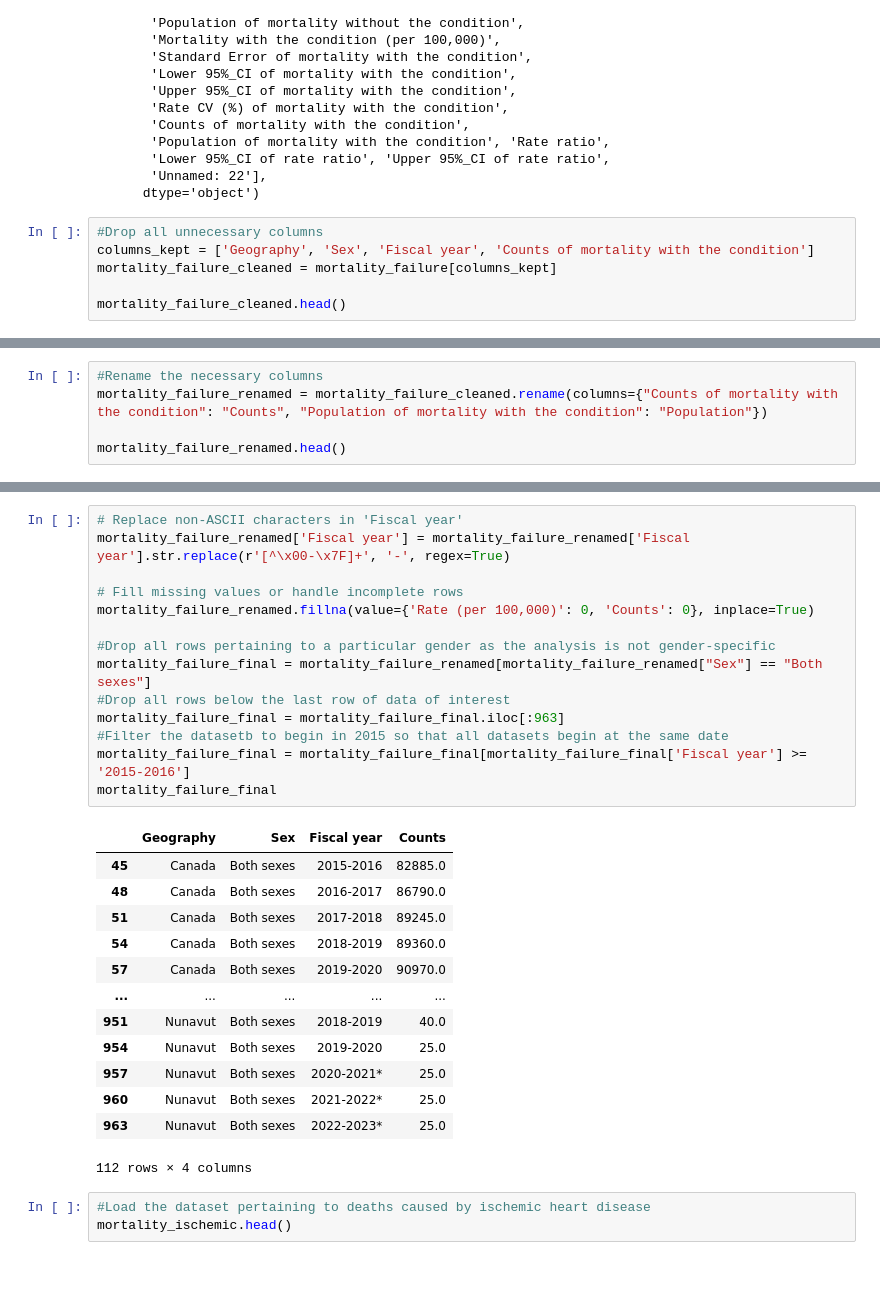
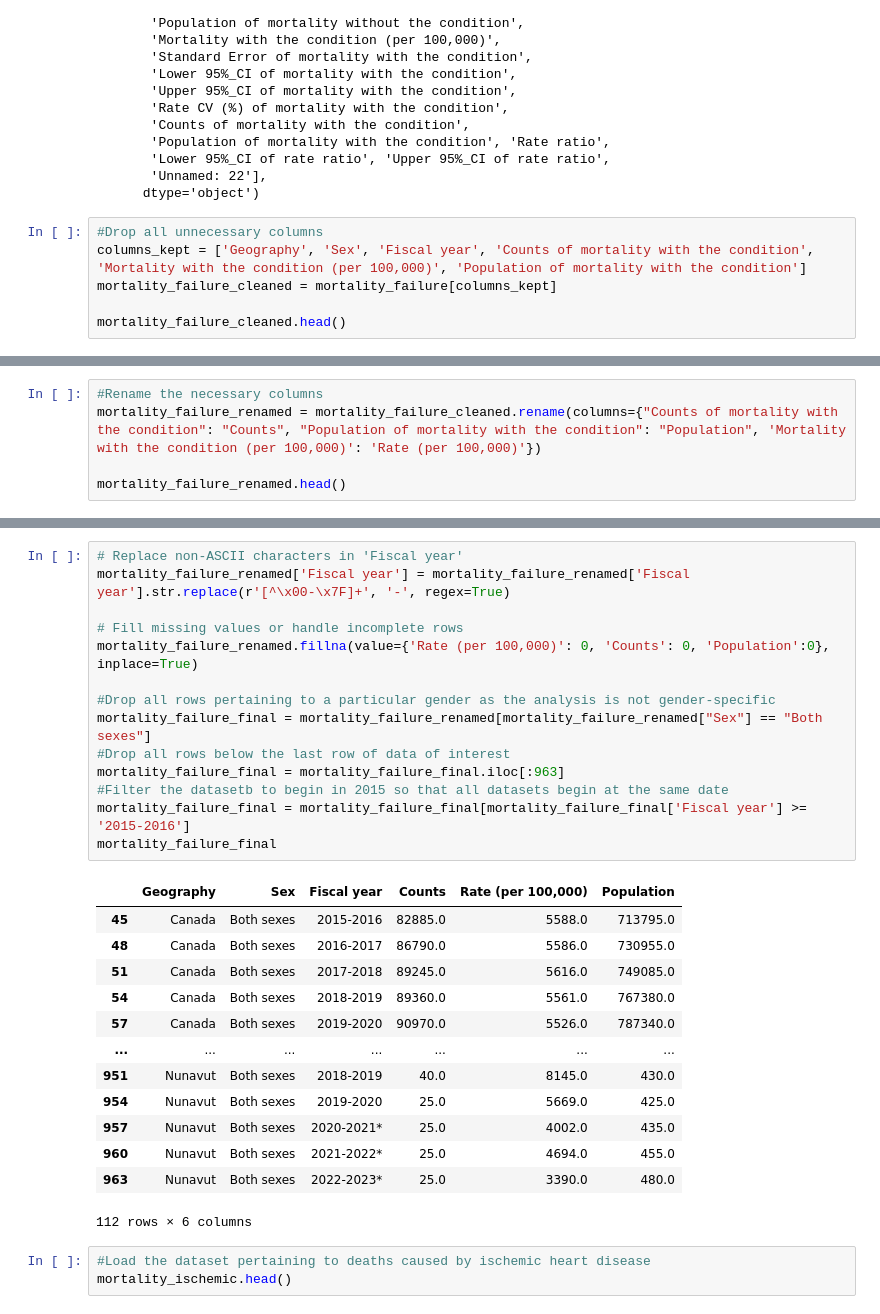
Before and after one commit to MuskanNarwal/Group-Project-3, a Jupyter notebook: Data Cleaning/cleaning.ipynb, the cells around one changed output, grey strips where cells are left out. Saved outputs shown, nothing was run; the diff lists cells and outputs as text; blank space fills up the shorter version.

```diff
--- a/Data Cleaning/cleaning.ipynb
+++ b/Data Cleaning/cleaning.ipynb
@@ -303,7 +303,7 @@ Index(['Geography', 'Sex', 'Age group type', 'Age group', 'Fiscal year',
       dtype='object')
 # %%
 #Drop all unnecessary columns
-columns_kept = ['Geography', 'Sex', 'Fiscal year', 'Counts of mortality with the condition']
+columns_kept = ['Geography', 'Sex', 'Fiscal year', 'Counts of mortality with the condition', 'Mortality with the condition (per 100,000)', 'Population of mortality with the condition']
 mortality_failure_cleaned = mortality_failure[columns_kept]
 
 mortality_failure_cleaned.head()
@@ -317,6 +317,6 @@ mortality_failure_cleaned.head()
 # %%
 #Rename the necessary columns
-mortality_failure_renamed = mortality_failure_cleaned.rename(columns={"Counts of mortality with the condition": "Counts", "Population of mortality with the condition": "Population"})
+mortality_failure_renamed = mortality_failure_cleaned.rename(columns={"Counts of mortality with the condition": "Counts", "Population of mortality with the condition": "Population", 'Mortality with the condition (per 100,000)': 'Rate (per 100,000)'})
 
 mortality_failure_renamed.head()
 # %% [output]
@@ -329,31 +329,31 @@ mortality_failure_renamed.head()
 # %%
 # Replace non-ASCII characters in 'Fiscal year'
 mortality_failure_renamed['Fiscal year'] = mortality_failure_renamed['Fiscal year'].str.replace(r'[^\x00-\x7F]+', '-', regex=True)
 
 # Fill missing values or handle incomplete rows
-mortality_failure_renamed.fillna(value={'Rate (per 100,000)': 0, 'Counts': 0}, inplace=True)
+mortality_failure_renamed.fillna(value={'Rate (per 100,000)': 0, 'Counts': 0, 'Population':0}, inplace=True)
 
 #Drop all rows pertaining to a particular gender as the analysis is not gender-specific
 mortality_failure_final = mortality_failure_renamed[mortality_failure_renamed["Sex"] == "Both sexes"]
 #Drop all rows below the last row of data of interest
 mortality_failure_final = mortality_failure_final.iloc[:963]
 #Filter the datasetb to begin in 2015 so that all datasets begin at the same date
 mortality_failure_final = mortality_failure_final[mortality_failure_final['Fiscal year'] >= '2015-2016']
 mortality_failure_final
 # %% [output]
-|  | Geography | Sex | Fiscal year | Counts |
-| 45 | Canada | Both sexes | 2015-2016 | 82885.0 |
-| 48 | Canada | Both sexes | 2016-2017 | 86790.0 |
-| 51 | Canada | Both sexes | 2017-2018 | 89245.0 |
-| 54 | Canada | Both sexes | 2018-2019 | 89360.0 |
-| 57 | Canada | Both sexes | 2019-2020 | 90970.0 |
-| ... | ... | ... | ... | ... |
-| 951 | Nunavut | Both sexes | 2018-2019 | 40.0 |
-| 954 | Nunavut | Both sexes | 2019-2020 | 25.0 |
-| 957 | Nunavut | Both sexes | 2020-2021* | 25.0 |
-| 960 | Nunavut | Both sexes | 2021-2022* | 25.0 |
-| 963 | Nunavut | Both sexes | 2022-2023* | 25.0 |
+|  | Geography | Sex | Fiscal year | Counts | Rate (per 100,000) | Population |
+| 45 | Canada | Both sexes | 2015-2016 | 82885.0 | 5588.0 | 713795.0 |
+| 48 | Canada | Both sexes | 2016-2017 | 86790.0 | 5586.0 | 730955.0 |
+| 51 | Canada | Both sexes | 2017-2018 | 89245.0 | 5616.0 | 749085.0 |
+| 54 | Canada | Both sexes | 2018-2019 | 89360.0 | 5561.0 | 767380.0 |
+| 57 | Canada | Both sexes | 2019-2020 | 90970.0 | 5526.0 | 787340.0 |
+| ... | ... | ... | ... | ... | ... | ... |
+| 951 | Nunavut | Both sexes | 2018-2019 | 40.0 | 8145.0 | 430.0 |
+| 954 | Nunavut | Both sexes | 2019-2020 | 25.0 | 5669.0 | 425.0 |
+| 957 | Nunavut | Both sexes | 2020-2021* | 25.0 | 4002.0 | 435.0 |
+| 960 | Nunavut | Both sexes | 2021-2022* | 25.0 | 4694.0 | 455.0 |
+| 963 | Nunavut | Both sexes | 2022-2023* | 25.0 | 3390.0 | 480.0 |
-112 rows × 4 columns
+112 rows × 6 columns
 # %%
 #Load the dataset pertaining to deaths caused by ischemic heart disease
 mortality_ischemic.head()
```
Also changed, not shown: parts of 14 cells of this notebook, 5 other files.
